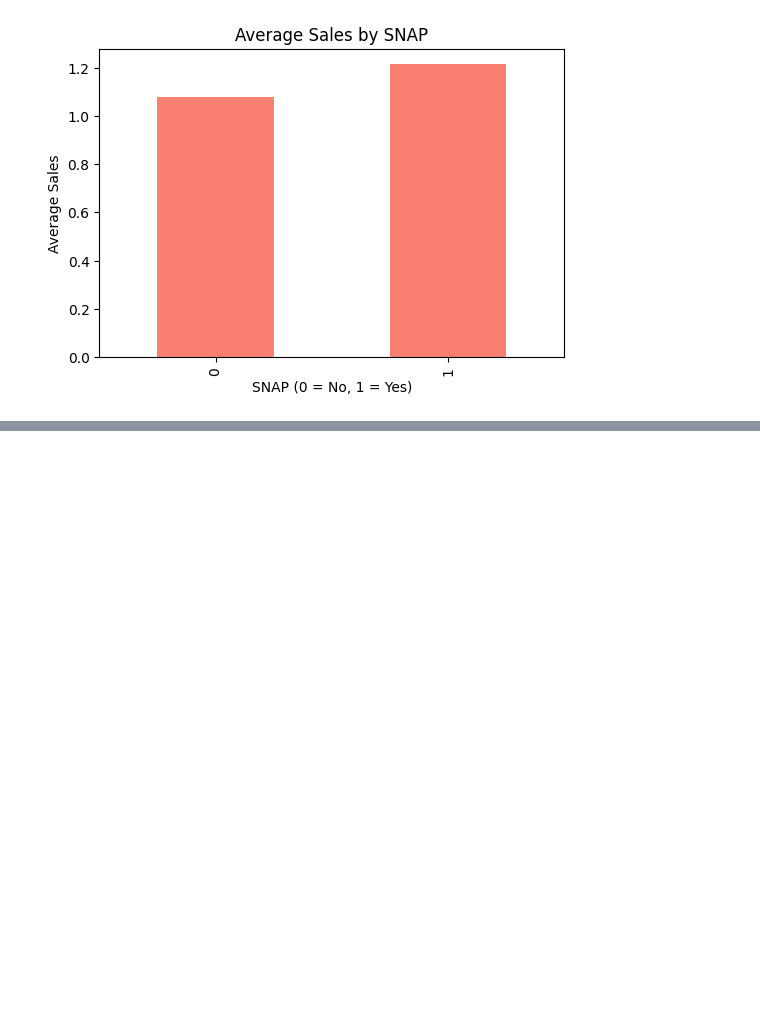
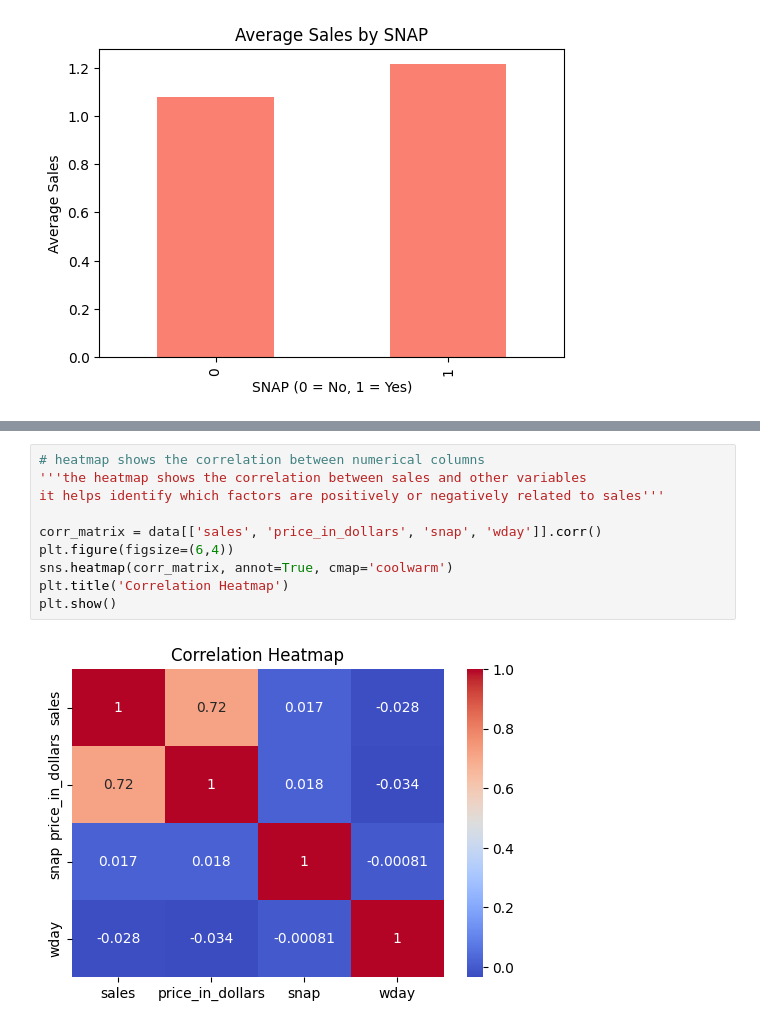
Before and after one commit to davidrimon2004/DEPI_project, a Jupyter notebook: data_cleaning.ipynb, the cells around one changed output, grey strips where cells are left out. Saved outputs shown, nothing was run; the diff lists cells and outputs as text; blank space fills up the shorter version.

```diff
--- a/data_cleaning.ipynb
+++ b/data_cleaning.ipynb
@@ -428,0 +448,12 @@ plt.show()
+# %%
+# heatmap shows the correlation between numerical columns
+'''the heatmap shows the correlation between sales and other variables
+it helps identify which factors are positively or negatively related to sales'''
+
+corr_matrix = data[['sales', 'price_in_dollars', 'snap', 'wday']].corr()
+plt.figure(figsize=(6,4))
+sns.heatmap(corr_matrix, annot=True, cmap='coolwarm')
+plt.title('Correlation Heatmap')
+plt.show()
+# %% [output]
+[figure, added]
```
Also changed, not shown: parts of 5 cells of this notebook.
